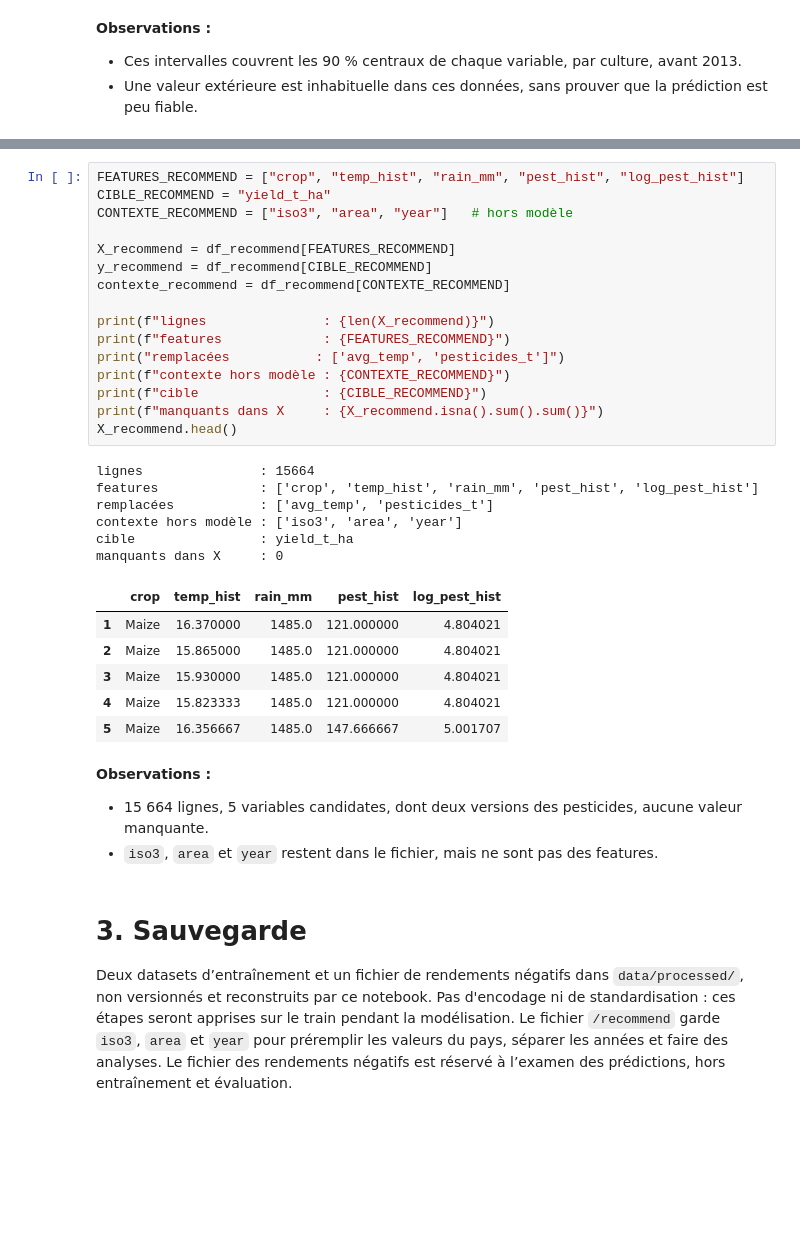
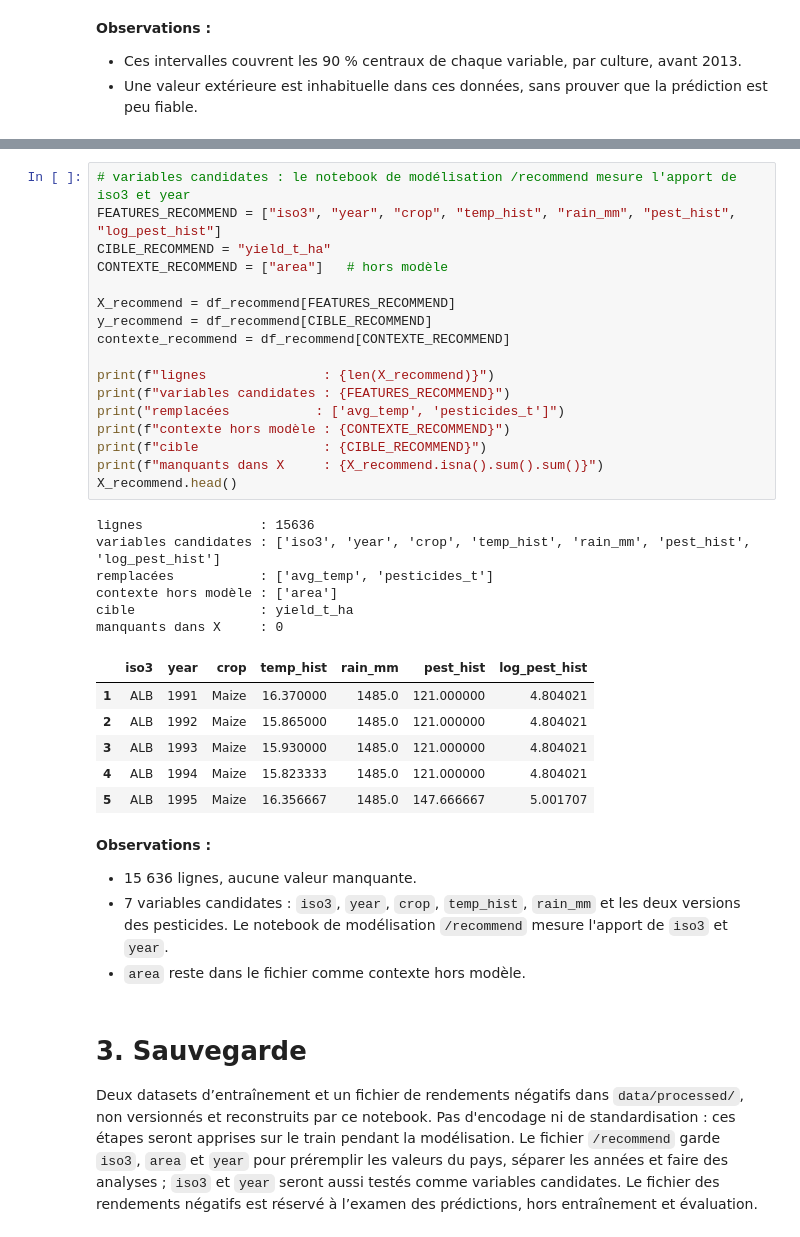
Before and after one commit to justinetct/oc_project12_agritech, a Jupyter notebook: notebooks/06_prepare_training_dataset.ipynb, the cells around one changed output, grey strips where cells are left out. Drawn from its saved outputs; the diff is of its cells as text; blank space fills up the shorter version.

Commit message:
Refresh data preparation notebooks

```diff
--- a/notebooks/06_prepare_training_dataset.ipynb
+++ b/notebooks/06_prepare_training_dataset.ipynb
@@ -412,46 +410,49 @@ domaine.sort_values("temp_p5").round(0)
 
 Les versions brute et logarithmique sont conservées pour comparaison, pas imposées ensemble au modèle.
 # %%
-FEATURES_RECOMMEND = ["crop", "temp_hist", "rain_mm", "pest_hist", "log_pest_hist"]
+# variables candidates : le notebook de modélisation /recommend mesure l'apport de iso3 et year
+FEATURES_RECOMMEND = ["iso3", "year", "crop", "temp_hist", "rain_mm", "pest_hist", "log_pest_hist"]
 CIBLE_RECOMMEND = "yield_t_ha"
-CONTEXTE_RECOMMEND = ["iso3", "area", "year"]   # hors modèle
+CONTEXTE_RECOMMEND = ["area"]   # hors modèle
 
 X_recommend = df_recommend[FEATURES_RECOMMEND]
 y_recommend = df_recommend[CIBLE_RECOMMEND]
 contexte_recommend = df_recommend[CONTEXTE_RECOMMEND]
 
 print(f"lignes               : {len(X_recommend)}")
-print(f"features             : {FEATURES_RECOMMEND}")
+print(f"variables candidates : {FEATURES_RECOMMEND}")
 print("remplacées           : ['avg_temp', 'pesticides_t']")
 print(f"contexte hors modèle : {CONTEXTE_RECOMMEND}")
 print(f"cible                : {CIBLE_RECOMMEND}")
 print(f"manquants dans X     : {X_recommend.isna().sum().sum()}")
 X_recommend.head()
 # %% [output]
-lignes               : 15664
-features             : ['crop', 'temp_hist', 'rain_mm', 'pest_hist', 'log_pest_hist']
+lignes               : 15636
+variables candidates : ['iso3', 'year', 'crop', 'temp_hist', 'rain_mm', 'pest_hist', 'log_pest_hist']
 remplacées           : ['avg_temp', 'pesticides_t']
-contexte hors modèle : ['iso3', 'area', 'year']
+contexte hors modèle : ['area']
 cible                : yield_t_ha
 manquants dans X     : 0
-|  | crop | temp_hist | rain_mm | pest_hist | log_pest_hist |
-| 1 | Maize | 16.370000 | 1485.0 | 121.000000 | 4.804021 |
-| 2 | Maize | 15.865000 | 1485.0 | 121.000000 | 4.804021 |
-| 3 | Maize | 15.930000 | 1485.0 | 121.000000 | 4.804021 |
-| 4 | Maize | 15.823333 | 1485.0 | 121.000000 | 4.804021 |
-| 5 | Maize | 16.356667 | 1485.0 | 147.666667 | 5.001707 |
+|  | iso3 | year | crop | temp_hist | rain_mm | pest_hist | log_pest_hist |
+| 1 | ALB | 1991 | Maize | 16.370000 | 1485.0 | 121.000000 | 4.804021 |
+| 2 | ALB | 1992 | Maize | 15.865000 | 1485.0 | 121.000000 | 4.804021 |
+| 3 | ALB | 1993 | Maize | 15.930000 | 1485.0 | 121.000000 | 4.804021 |
+| 4 | ALB | 1994 | Maize | 15.823333 | 1485.0 | 121.000000 | 4.804021 |
+| 5 | ALB | 1995 | Maize | 16.356667 | 1485.0 | 147.666667 | 5.001707 |
 # %% [markdown]
 **Observations :**
 
-- 15 664 lignes, 5 variables candidates, dont deux versions des pesticides, aucune valeur manquante.
-- `iso3`, `area` et `year` restent dans le fichier, mais ne sont pas des features.
+- 15 636 lignes, aucune valeur manquante.
+- 7 variables candidates : `iso3`, `year`, `crop`, `temp_hist`, `rain_mm` et les deux versions des
+  pesticides. Le notebook de modélisation `/recommend` mesure l'apport de `iso3` et `year`.
+- `area` reste dans le fichier comme contexte hors modèle.
 # %% [markdown]
 # 3. Sauvegarde
 
 Deux datasets d’entraînement et un fichier de rendements négatifs dans `data/processed/`, non versionnés et reconstruits par ce notebook. Pas d'encodage
 ni de standardisation : ces étapes seront apprises sur le train pendant la modélisation. Le fichier
 `/recommend` garde `iso3`, `area` et `year` pour préremplir les valeurs du pays, séparer les années
-et faire des analyses.
+et faire des analyses ; `iso3` et `year` seront aussi testés comme variables candidates.
 Le fichier des rendements négatifs est réservé à l’examen des prédictions, hors entraînement et évaluation.
 # %%
 PATHS.data_processed.mkdir(parents=True, exist_ok=True)
```
Also changed, not shown: parts of 15 cells of this notebook, 2 other files.
